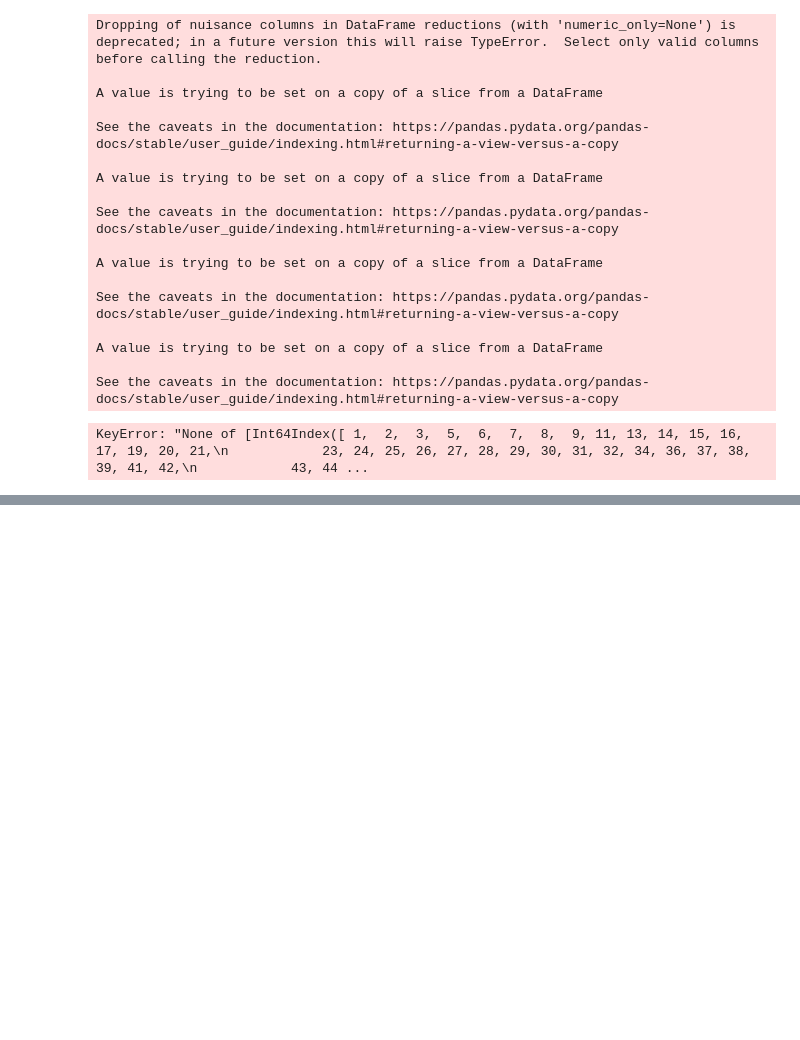
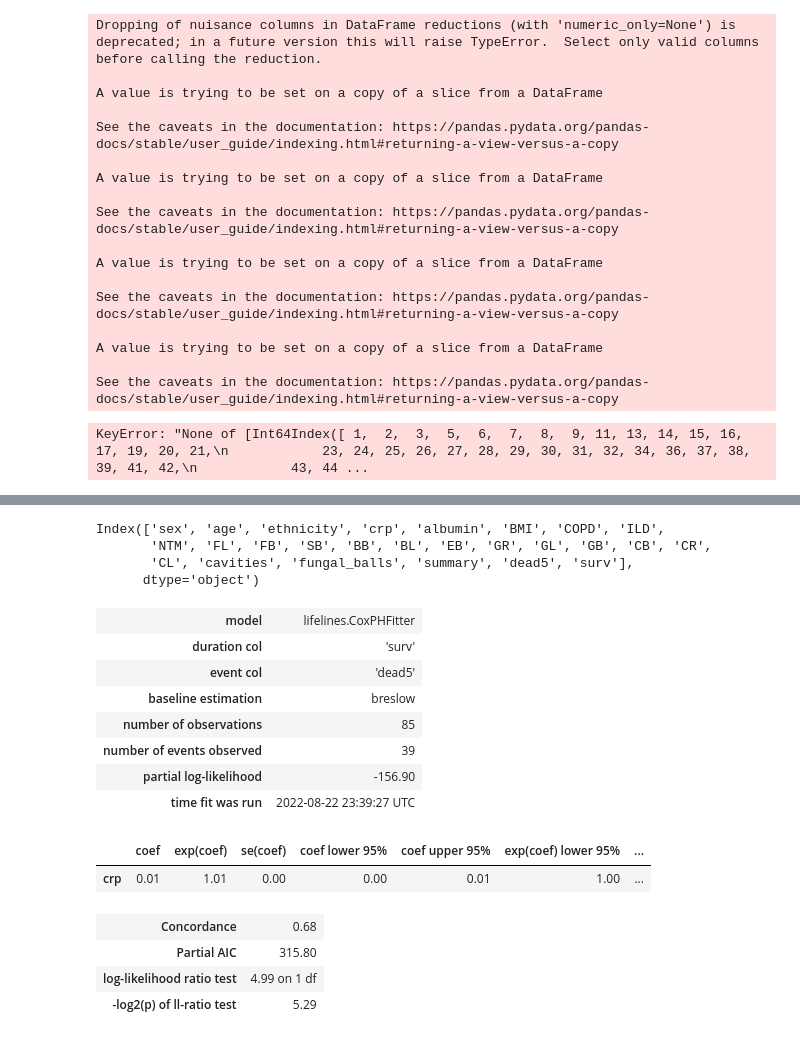
Before and after one commit to AgatheZ/Master-Project, a Jupyter notebook: Additional_analysis/model.ipynb, the cells around one changed output, grey strips where cells are left out. Saved outputs shown, nothing was run; the diff lists cells and outputs as text; code cells hidden in the pictures; blank space fills up the shorter version.

```diff
--- a/Additional_analysis/model.ipynb
+++ b/Additional_analysis/model.ipynb
@@ -359,3 +438,36 @@ cph_no_ct.print_summary()
 | Partial AIC | 314.20 |
 | log-likelihood ratio test | 22.59 on 9 df |
 | -log2(p) of ll-ratio test | 7.12 |
+# %%
+from lifelines import CoxPHFitter
+
+print(data_full.columns)
+data_no_ct = ds.drop(columns=['sex','age', 'ethnicity',  'albumin', 'BMI', 'COPD', 'ILD',
+       'NTM', 'FL', 'FB', 'SB', 'BB', 'BL', 'EB', 'GR', 'GL', 'GB', 'CB', 'CR',
+       'CL', 'cavities', 'fungal_balls', 'summary'])
+
+
+
+
+cph_full = CoxPHFitter()
+cph_full.fit(data_no_ct,"surv",event_col="dead5")
+cph_full.print_summary()
+# %% [output]
+Index(['sex', 'age', 'ethnicity', 'crp', 'albumin', 'BMI', 'COPD', 'ILD',
+       'NTM', 'FL', 'FB', 'SB', 'BB', 'BL', 'EB', 'GR', 'GL', 'GB', 'CB', 'CR',
+       'CL', 'cavities', 'fungal_balls', 'summary', 'dead5', 'surv'],
+      dtype='object')
+| model | lifelines.CoxPHFitter |
+| duration col | 'surv' |
+| event col | 'dead5' |
+| baseline estimation | breslow |
+| number of observations | 85 |
+| number of events observed | 39 |
+| partial log-likelihood | -156.90 |
+| time fit was run | 2022-08-22 23:39:27 UTC |
+|  | coef | exp(coef) | se(coef) | coef lower 95% | coef upper 95% | exp(coef) lower 95% | ... |
+| crp | 0.01 | 1.01 | 0.00 | 0.00 | 0.01 | 1.00 | ... |
+| Concordance | 0.68 |
+| Partial AIC | 315.80 |
+| log-likelihood ratio test | 4.99 on 1 df |
+| -log2(p) of ll-ratio test | 5.29 |
```
Also changed, not shown: parts of 6 cells of this notebook.
